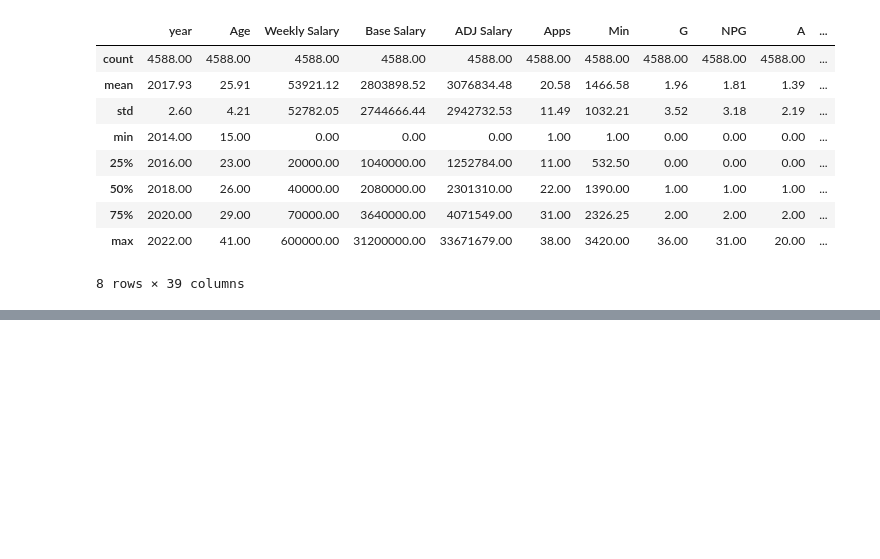
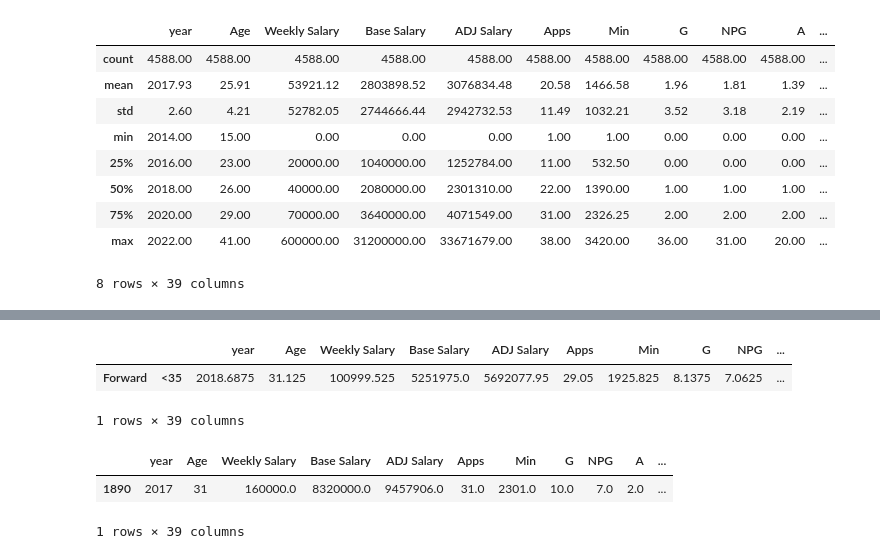
Before and after one commit to sajacaros/eda_champions, a Jupyter notebook: eda/eda.ipynb, the cells around one changed output, grey strips where cells are left out. Cells and saved outputs as stored; diff of their text form; code cells hidden in the pictures; blank space fills up the shorter version.

```diff
--- a/eda/eda.ipynb
+++ b/eda/eda.ipynb
@@ -85,0 +109,4 @@ eda_df.head()
+# %%
+cond1 = eda_df['Name']=='Wayne Rooney'
+cond2 = eda_df['year']==2017
+rooney2017 = eda_df[ cond1 & cond2]
@@ -85,0 +147,13 @@ eda_df.head()
+# %%
+r = pd.DataFrame(data=static_df.loc[(rooney2017['Position'].values[0],rooney2017['Age Lev'].values[0])]).T
+r
+# %% [output]
+|  |  | year | Age | Weekly Salary | Base Salary | ADJ Salary | Apps | Min | G | NPG | ... |
+| Forward | <35 | 2018.6875 | 31.125 | 100999.525 | 5251975.0 | 5692077.95 | 29.05 | 1925.825 | 8.1375 | 7.0625 | ... |
+1 rows × 39 columns
+# %%
+rooney2017[r.columns]
+# %% [output]
+|  | year | Age | Weekly Salary | Base Salary | ADJ Salary | Apps | Min | G | NPG | A | ... |
+| 1890 | 2017 | 31 | 160000.0 | 8320000.0 | 9457906.0 | 31.0 | 2301.0 | 10.0 | 7.0 | 2.0 | ... |
+1 rows × 39 columns
```
Also changed, not shown: parts of 6 cells of this notebook.
